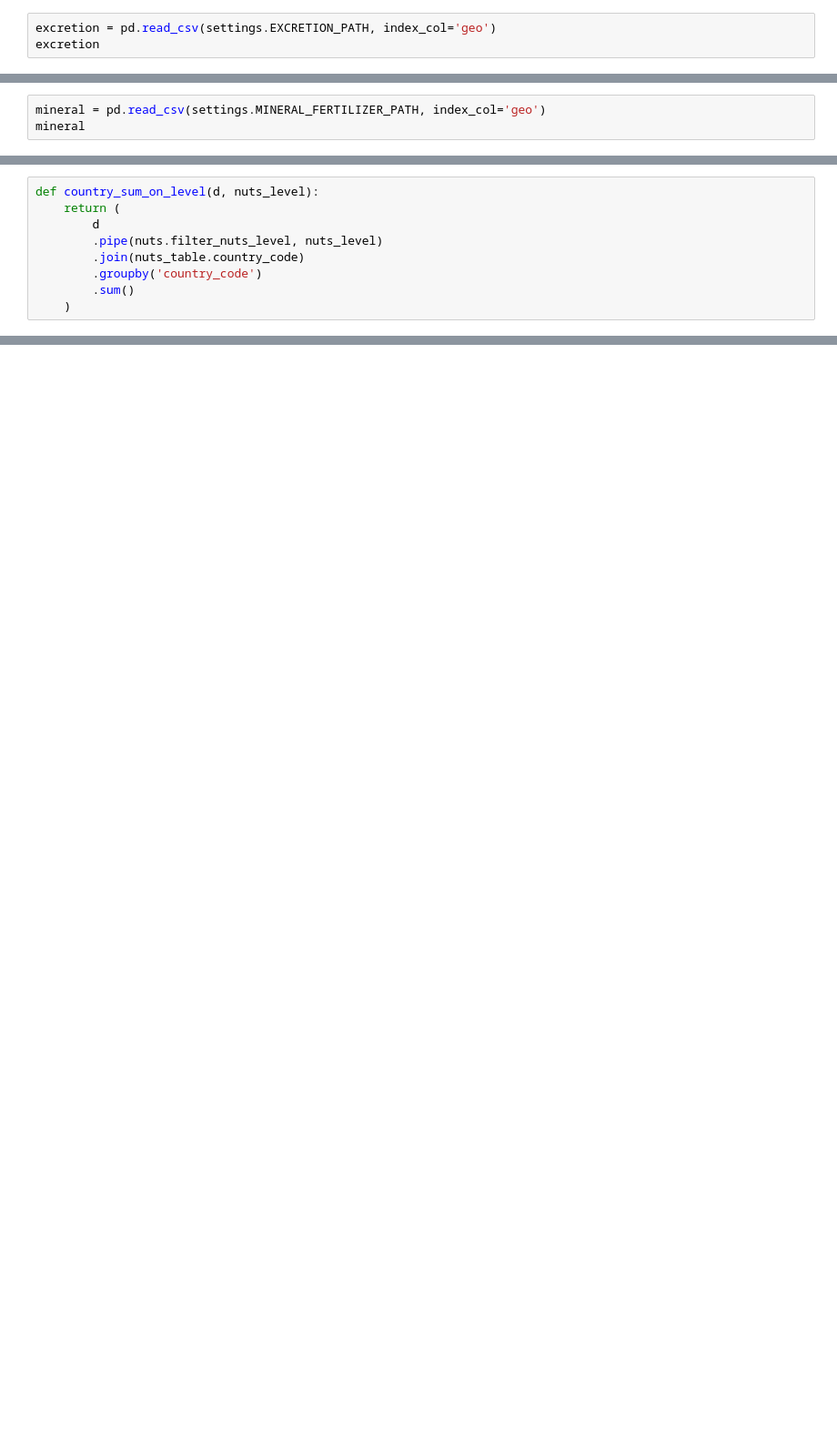
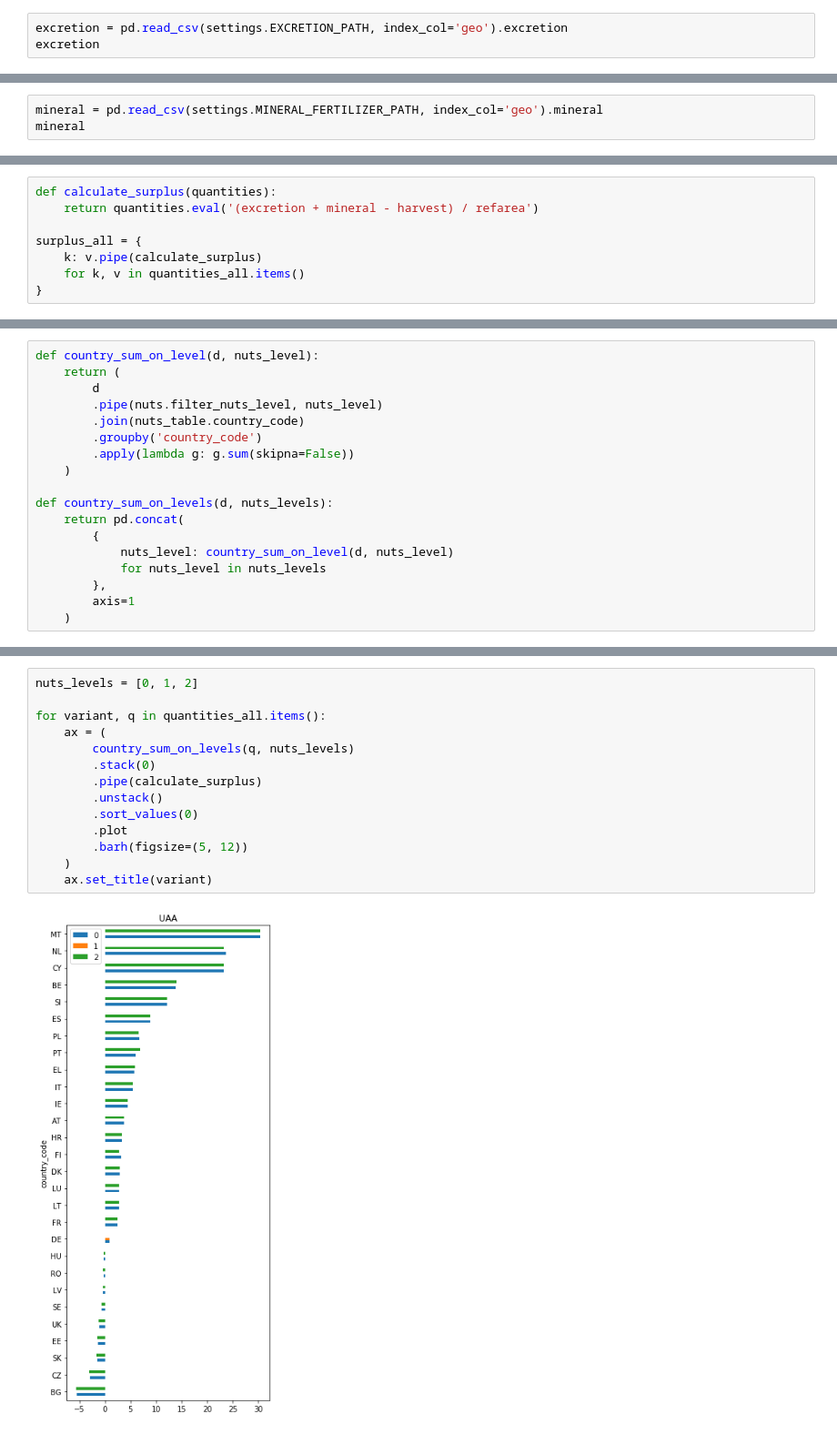
Before and after one commit to rasmuse/subnational-p-budgets, a Jupyter notebook: P budget.ipynb, the cells around one changed output, grey strips where cells are left out. Shown: that part at 91% size. Cells and saved outputs as stored; diff of their text form; blank space fills up the shorter version.

Commit message:
Start making publication figures

```diff
--- a/P budget.ipynb
+++ b/P budget.ipynb
@@ -47,4 +50,4 @@ harvest
 # %%
-excretion = pd.read_csv(settings.EXCRETION_PATH, index_col='geo')
+excretion = pd.read_csv(settings.EXCRETION_PATH, index_col='geo').excretion
 excretion
 # %% [output]
@@ -65,4 +67,4 @@ excretion
 # %%
-mineral = pd.read_csv(settings.MINERAL_FERTILIZER_PATH, index_col='geo')
+mineral = pd.read_csv(settings.MINERAL_FERTILIZER_PATH, index_col='geo').mineral
 mineral
 # %% [output]
@@ -82,0 +120,8 @@ mineral
+# %%
+def calculate_surplus(quantities):
+    return quantities.eval('(excretion + mineral - harvest) / refarea')
+
+surplus_all = {
+    k: v.pipe(calculate_surplus)
+    for k, v in quantities_all.items()
+}
@@ -87,5 +136,14 @@ def country_sum_on_level(d, nuts_level):
         .pipe(nuts.filter_nuts_level, nuts_level)
         .join(nuts_table.country_code)
         .groupby('country_code')
-        .sum()
+        .apply(lambda g: g.sum(skipna=False))
     )
+
+def country_sum_on_levels(d, nuts_levels):
+    return pd.concat(
+        {
+            nuts_level: country_sum_on_level(d, nuts_level)
+            for nuts_level in nuts_levels
+        },
+        axis=1
+    )
@@ -146,0 +150,16 @@ national_surplus.stack().drop(('DE', 2)).unstack().sort_values(0).plot.barh(figs
+# %%
+nuts_levels = [0, 1, 2]
+
+for variant, q in quantities_all.items():
+    ax = (
+        country_sum_on_levels(q, nuts_levels)
+        .stack(0)
+        .pipe(calculate_surplus)
+        .unstack()
+        .sort_values(0)
+        .plot
+        .barh(figsize=(5, 12))
+    )
+    ax.set_title(variant)
+# %% [output]
+[figure, added]
```
Also changed, not shown: parts of 42 cells of this notebook, 2 other files.
